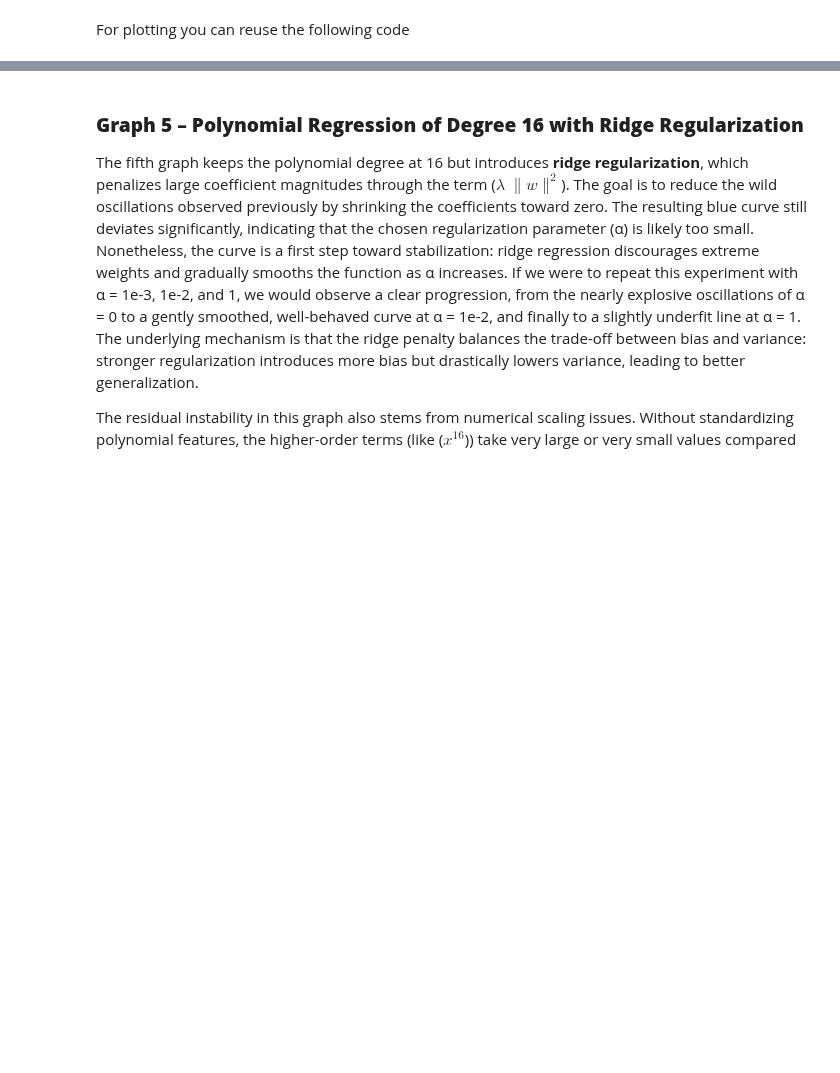
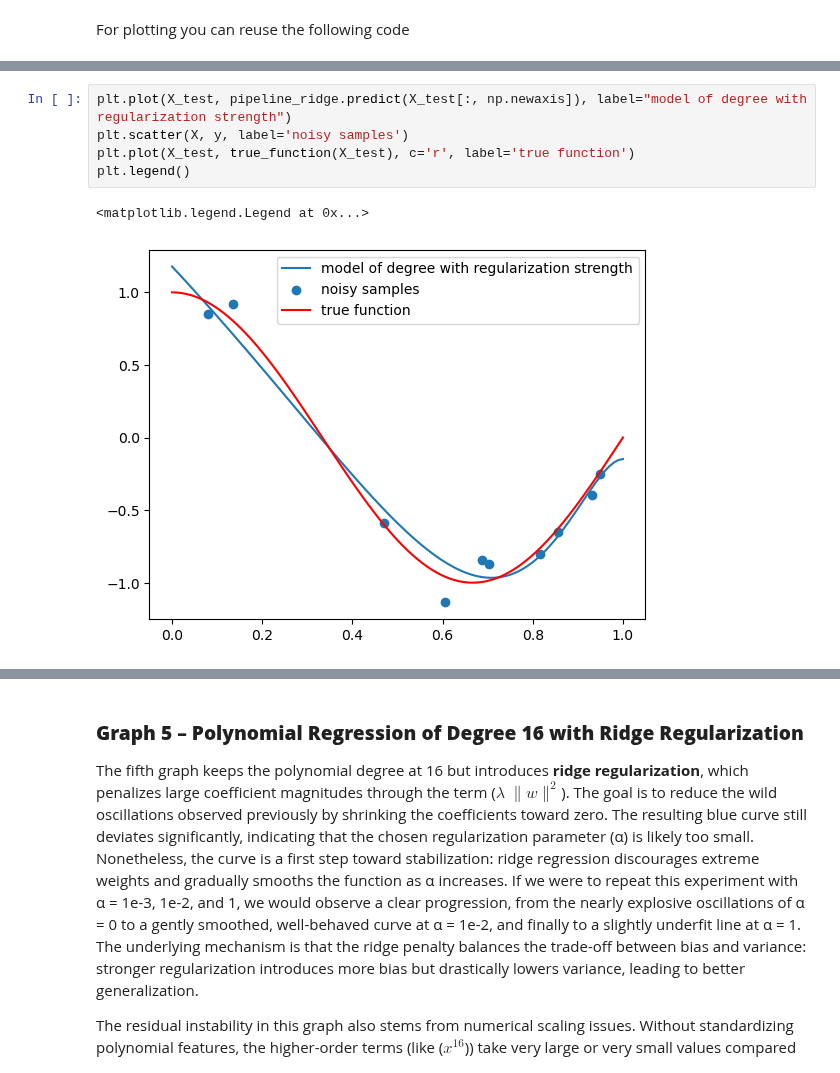
Before and after one commit to SerenaBouChaaya/modeling-lab-block-2-assignment-1, a Jupyter notebook: GroupC_Block3_assignment1/GroupC_Block3_assignemnt1.ipynb, the cells around one changed output, grey strips where cells are left out. Drawn from its saved outputs; the diff is of its cells as text; blank space fills up the shorter version.

```diff
--- a/GroupC_Block3_assignment1/GroupC_Block3_assignemnt1.ipynb
+++ b/GroupC_Block3_assignment1/GroupC_Block3_assignemnt1.ipynb
@@ -1209,0 +1248,8 @@ For plotting you can reuse the following code
+# %%
+plt.plot(X_test, pipeline_ridge.predict(X_test[:, np.newaxis]), label="model of degree with regularization strength")
+plt.scatter(X, y, label='noisy samples')
+plt.plot(X_test, true_function(X_test), c='r', label='true function')
+plt.legend()
+# %% [output]
+<matplotlib.legend.Legend at 0x...>
+[figure, added]
```
Also changed, not shown: parts of 7 cells of this notebook.
